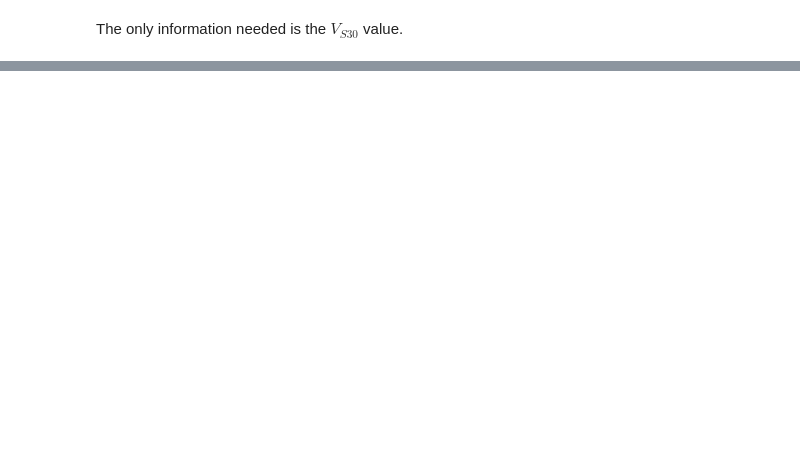
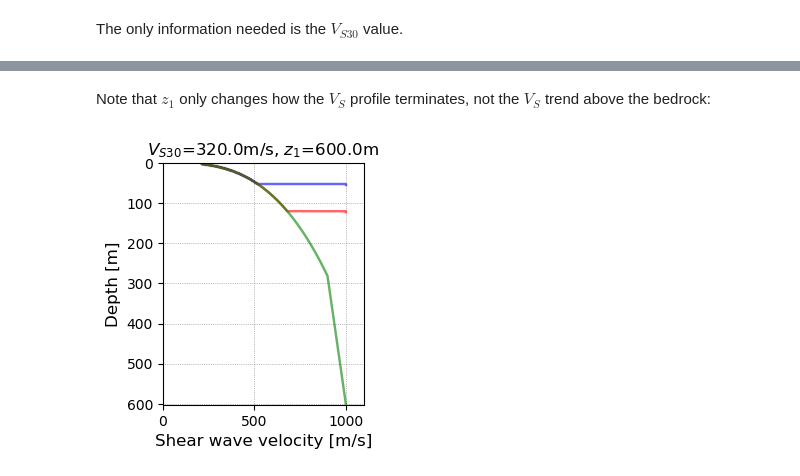
Before and after one commit to Caltech-geoquake/PySeismoSoil, a Jupyter notebook: examples/Demo_06_SVM.ipynb, the cells around one changed output, grey strips where cells are left out. Cells and saved outputs as stored; diff of their text form; code cells hidden in the pictures; blank space fills up the shorter version.

```diff
--- a/examples/Demo_06_SVM.ipynb
+++ b/examples/Demo_06_SVM.ipynb
@@ -24,2 +38,3 @@ Alternatively, if the users knows $z_1$ (the depth to 1,000 m/s bedrock), they c
 # %%
-svm = SVM(Vs30, z1=120)
+svm_1 = SVM(Vs30, z1=120)
+svm_1.plot();
@@ -25,0 +52,8 @@ svm = SVM(Vs30, z1=120)
+# %% [markdown]
+Note that $z_1$ only changes how the $V_S$ profile terminates, not the $V_S$ trend above the bedrock:
+# %%
+fig, ax, _ = svm_0.plot(c='blue', alpha=0.6)
+svm_1.plot(fig=fig, ax=ax, c='red', alpha=0.6)
+svm_2.plot(fig=fig, ax=ax, c='green', alpha=0.6);
+# %% [output]
+[figure, added]
```
Also changed, not shown: parts of 59 cells of this notebook, 2 other files.
